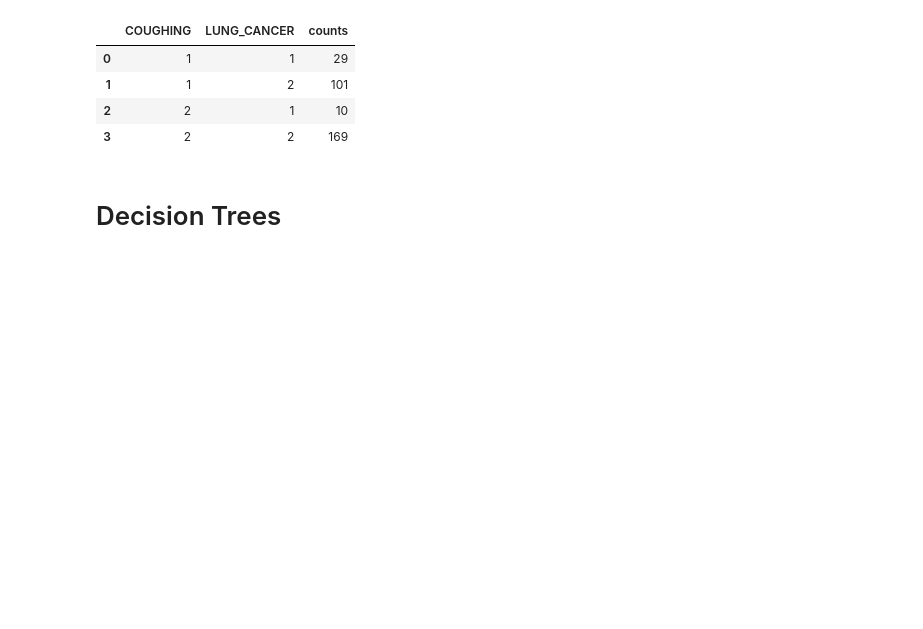
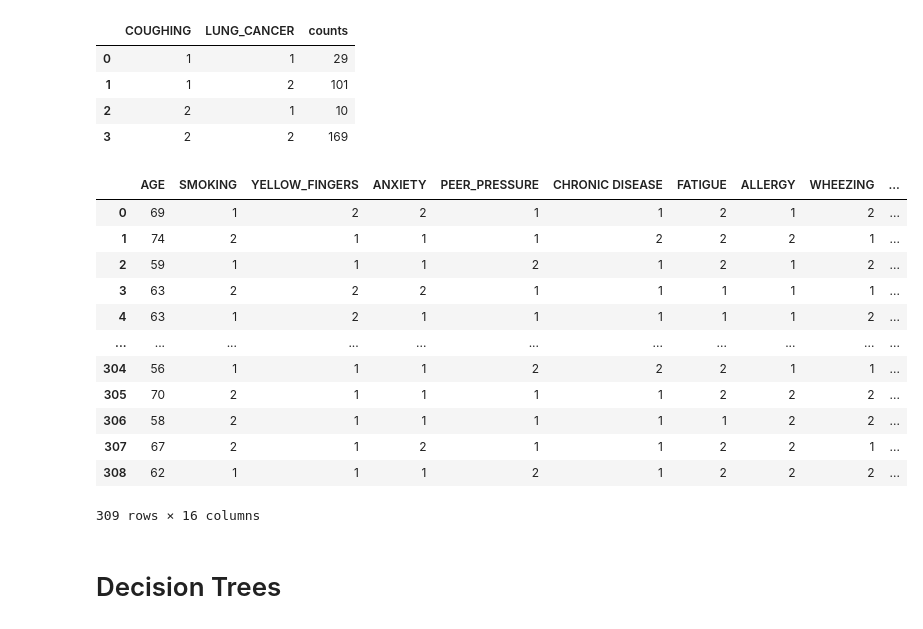
Before and after one commit to insper-classroom/predicao_cancer_pulmao, a Jupyter notebook: Base de dados.ipynb, the cells around one changed output. Saved outputs shown, nothing was run; the diff lists cells and outputs as text; code cells hidden in the pictures; blank space fills up the shorter version.

```diff
--- a/Base de dados.ipynb
+++ b/Base de dados.ipynb
@@ -319,3 +322,34 @@ px.histogram(data_frame=dg1, x="LUNG_CANCER", y="counts", color="FATIGUE", barmo
 # %%
 dg2 = base.groupby(by=["ALLERGY", "LUNG_CANCER"]).size().reset_index(name="counts")
 px.histogram(data_frame=dg2, x="LUNG_CANCER", y="counts", color="ALLERGY", barmode='group')
+# %%
+X = base[['GENDER', 'AGE', 'SMOKING', 'YELLOW_FINGERS', 'ANXIETY', 'PEER_PRESSURE', 'CHRONIC DISEASE', 'FATIGUE', 'ALLERGY', 'WHEEZING', 'ALCOHOL CONSUMING', 'COUGHING', 'SHORTNESS OF BREATH', 'SWALLOWING DIFFICULTY', 'CHEST PAIN']]
+X = pd.get_dummies(X)
+
+# YES = 2 e NO = 1 (trocando os targets de Gender_F e Gender_M para 2 e 1 , no lugar de 0 e 1)
+for i in range(len(X['GENDER_F'])):
+    if X['GENDER_F'][i] == 0:
+        X.loc[i ,'GENDER_F'] = 1
+    else:
+        X.loc[i ,'GENDER_F'] = 2
+
+for i in range(len(X['GENDER_M'])):
+    if X['GENDER_M'][i] == 0:
+        X.loc[i ,'GENDER_M'] = 1
+    else:
+        X.loc[i ,'GENDER_M'] = 2
+display(X)
+# %% [output]
+|  | AGE | SMOKING | YELLOW_FINGERS | ANXIETY | PEER_PRESSURE | CHRONIC DISEASE | FATIGUE | ALLERGY | WHEEZING | ... |
+| 0 | 69 | 1 | 2 | 2 | 1 | 1 | 2 | 1 | 2 | ... |
+| 1 | 74 | 2 | 1 | 1 | 1 | 2 | 2 | 2 | 1 | ... |
+| 2 | 59 | 1 | 1 | 1 | 2 | 1 | 2 | 1 | 2 | ... |
+| 3 | 63 | 2 | 2 | 2 | 1 | 1 | 1 | 1 | 1 | ... |
+| 4 | 63 | 1 | 2 | 1 | 1 | 1 | 1 | 1 | 2 | ... |
+| ... | ... | ... | ... | ... | ... | ... | ... | ... | ... | ... |
+| 304 | 56 | 1 | 1 | 1 | 2 | 2 | 2 | 1 | 1 | ... |
+| 305 | 70 | 2 | 1 | 1 | 1 | 1 | 2 | 2 | 2 | ... |
+| 306 | 58 | 2 | 1 | 1 | 1 | 1 | 1 | 2 | 2 | ... |
+| 307 | 67 | 2 | 1 | 2 | 1 | 1 | 2 | 2 | 1 | ... |
+| 308 | 62 | 1 | 1 | 1 | 2 | 1 | 2 | 2 | 2 | ... |
+309 rows × 16 columns
```
Also changed, not shown: parts of 17 cells of this notebook.
